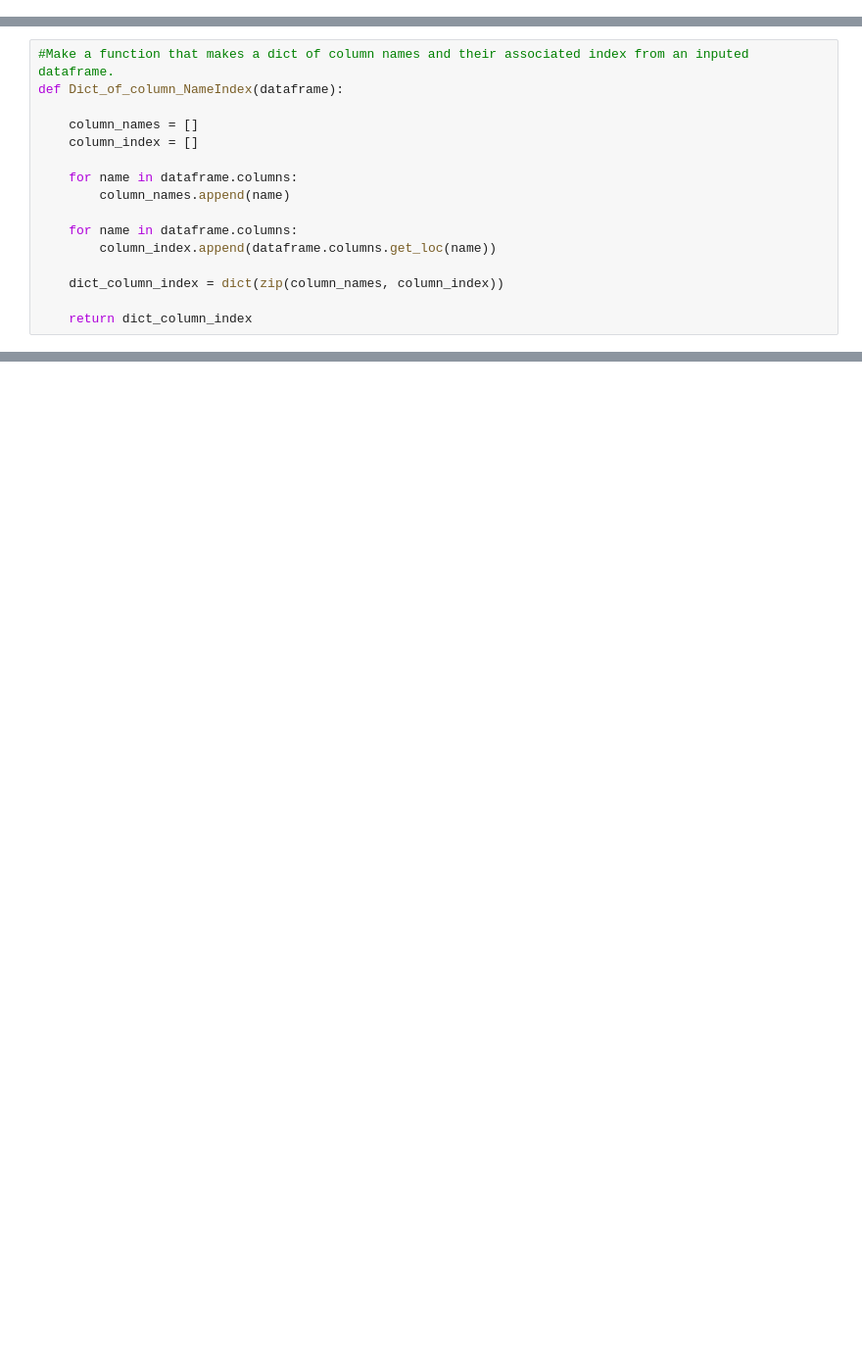
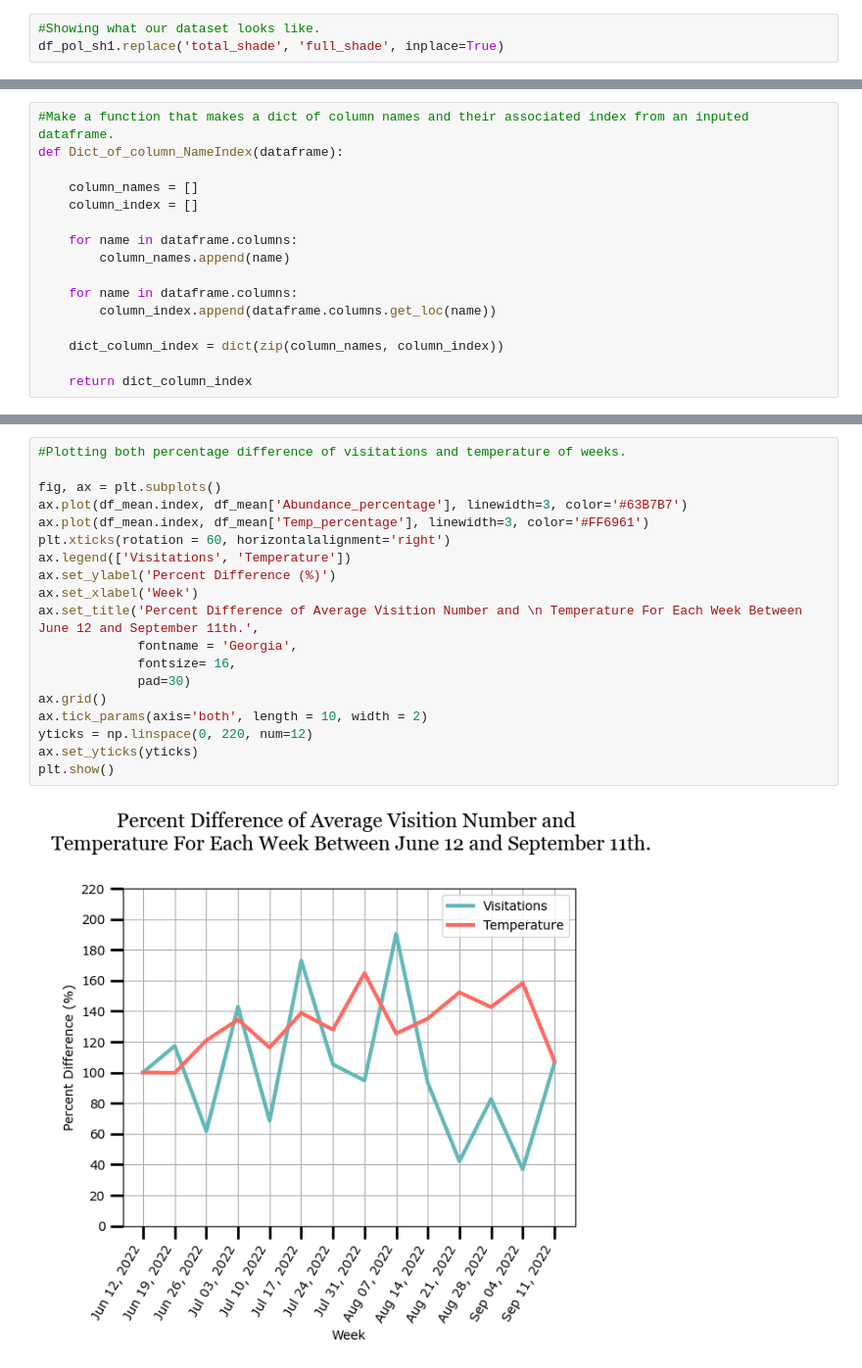
Before and after one commit to lizard777/CPSC_3430_project, a Jupyter notebook: Group_Project.ipynb, the cells around one changed output, grey strips where cells are left out. Shown at 98% size. Saved outputs shown, nothing was run; the diff lists cells and outputs as text; blank space fills up the shorter version.

Commit message:
Updated The figures

```diff
--- a/Group_Project.ipynb
+++ b/Group_Project.ipynb
@@ -51,0 +13,3 @@ final
+# %%
+#Showing what our dataset looks like.
+df_pol_sh1.replace('total_shade', 'full_shade', inplace=True)
@@ -169,0 +162,21 @@ Text(0.5, 0, 'Week')
+# %%
+#Plotting both percentage difference of visitations and temperature of weeks.
+
+fig, ax = plt.subplots()
+ax.plot(df_mean.index, df_mean['Abundance_percentage'], linewidth=3, color='#63B7B7')
+ax.plot(df_mean.index, df_mean['Temp_percentage'], linewidth=3, color='#FF6961')
+plt.xticks(rotation = 60, horizontalalignment='right')
+ax.legend(['Visitations', 'Temperature'])
+ax.set_ylabel('Percent Difference (%)')
+ax.set_xlabel('Week')
+ax.set_title('Percent Difference of Average Visition Number and \n Temperature For Each Week Between June 12 and September 11th.',
+             fontname = 'Georgia',
+             fontsize= 16,
+             pad=30)
+ax.grid()
+ax.tick_params(axis='both', length = 10, width = 2)
+yticks = np.linspace(0, 220, num=12)
+ax.set_yticks(yticks)
+plt.show()
+# %% [output]
+[figure, added]
```
Also changed, not shown: parts of 25 cells of this notebook.
